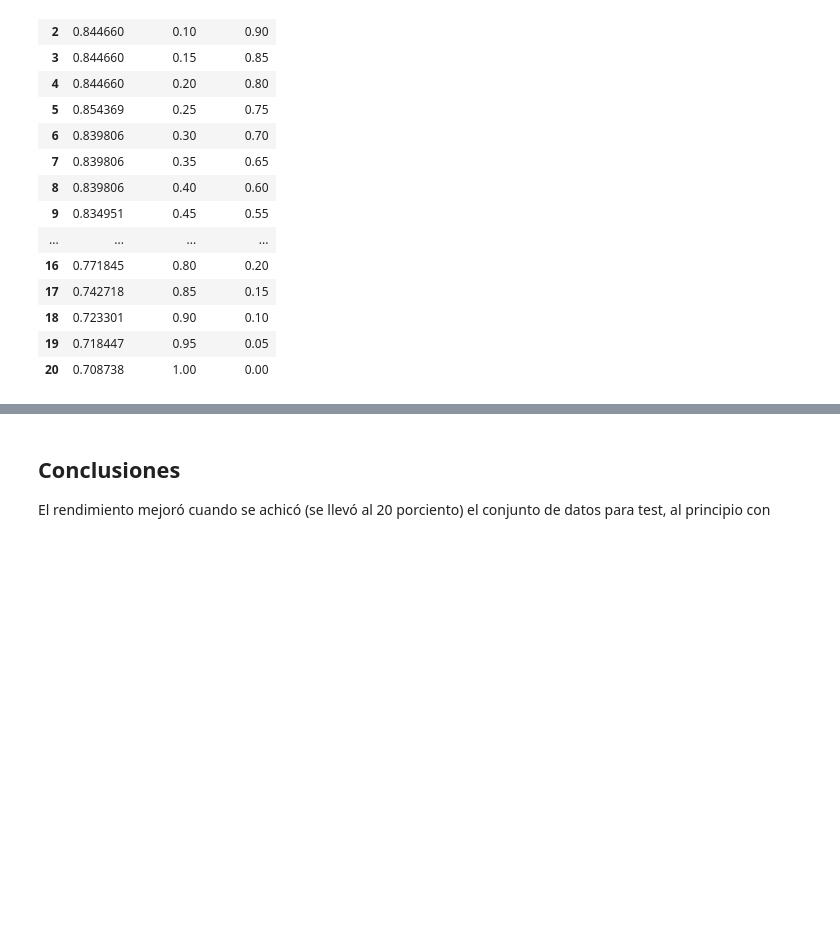
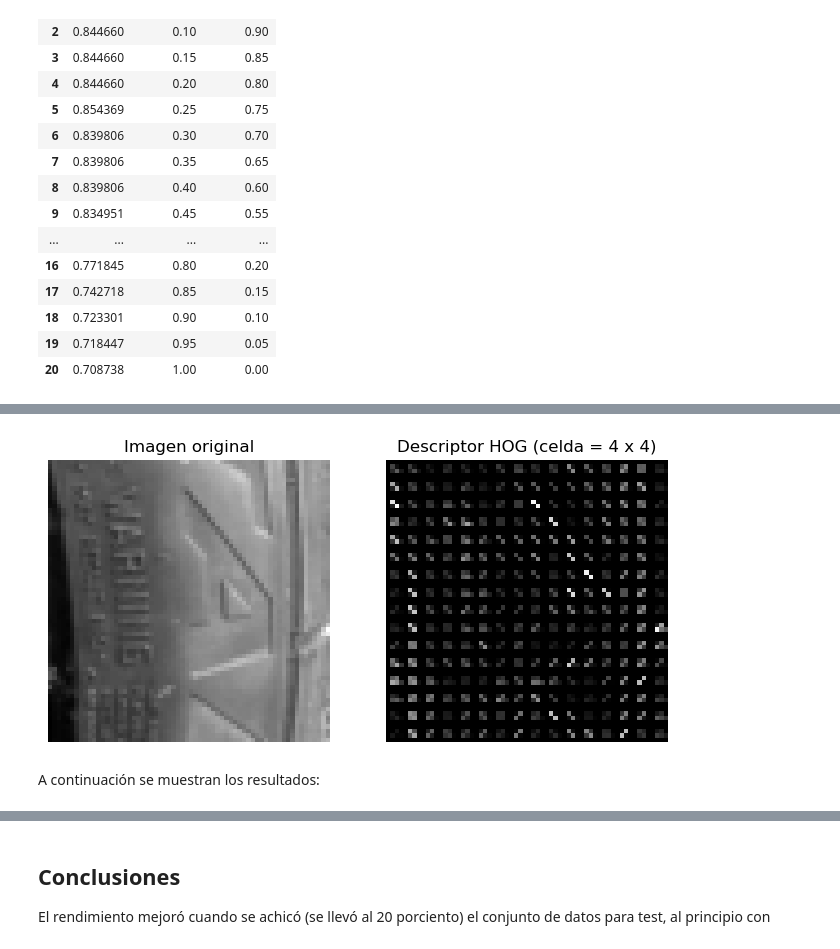
Before and after one commit to manugarciat/erv-practicas, a Jupyter notebook: tire-defect-detection/tp-final.ipynb, the cells around one changed output, grey strips where cells are left out. Cells and saved outputs as stored; diff of their text form; code cells hidden in the pictures; blank space fills up the shorter version.

```diff
--- a/tire-defect-detection/tp-final.ipynb
+++ b/tire-defect-detection/tp-final.ipynb
@@ -594,0 +606,18 @@ plt.show()
+# %%
+_ , hog_image = hog(img, orientations=9, pixels_per_cell=(4, 4),
+                    cells_per_block=(2, 2), block_norm='L2', transform_sqrt=True, visualize=True)
+
+fig, (ax1, ax2) = plt.subplots(1, 2, figsize=(8, 4))
+
+ax1.axis('off')
+ax1.imshow(img, cmap='gray')
+ax1.set_title('Imagen original')
+
+ax2.axis('off')
+ax2.imshow(hog_image, cmap='gray')
+ax2.set_title('Descriptor HOG (celda = 4 x 4)')
+plt.show()
+# %% [output]
+[figure, added]
+# %% [markdown]
+A continuación se muestran los resultados:
```
Also changed, not shown: parts of 10 cells of this notebook.
